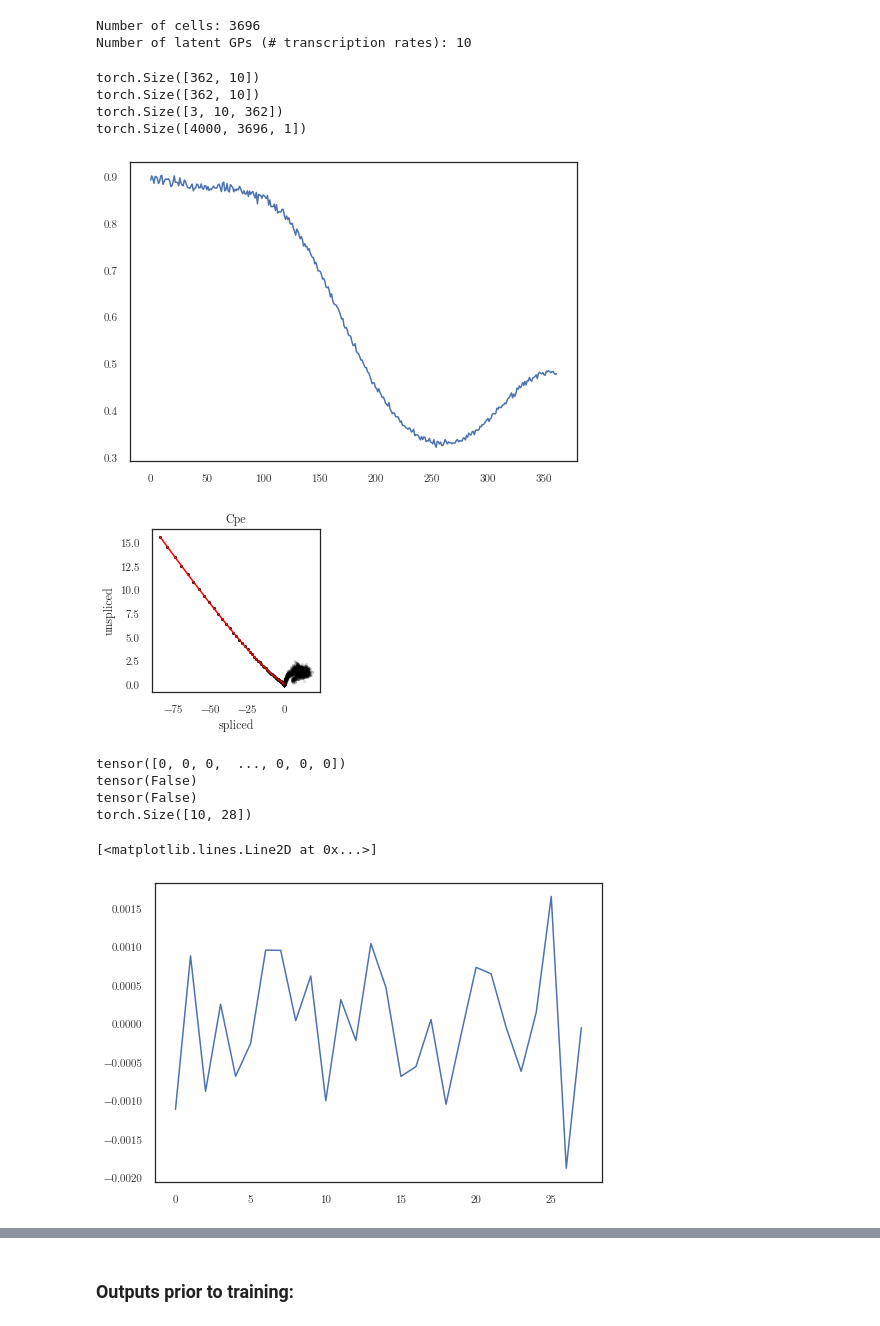
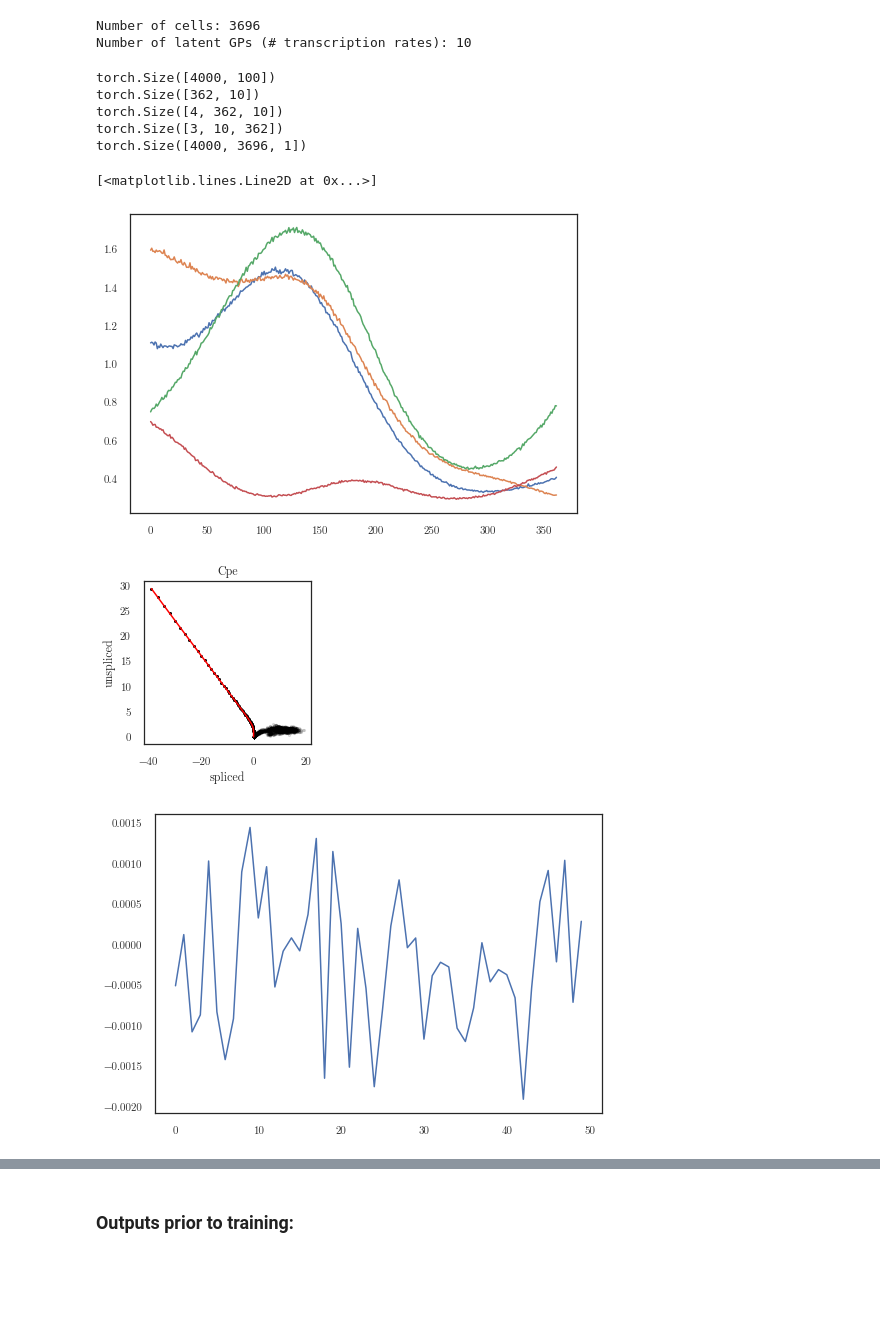
Before and after one commit to mossjacob/alfi, a Jupyter notebook: experiments/rnavelocity/rnavelocity.ipynb, the cells around one changed output, grey strips where cells are left out. Drawn from its saved outputs; the diff is of its cells as text; code cells hidden in the pictures; blank space fills up the shorter version.

```diff
--- a/experiments/rnavelocity/rnavelocity.ipynb
+++ b/experiments/rnavelocity/rnavelocity.ipynb
@@ -27,7 +29,7 @@ torch.Size([1, 4000, 3696])
 torch.Size([1, 3696])
 # %%
 def print_scatter(cells, gene_index, num_connections=10, colors=None):
-    traj = trainer.previous_trajectory.mean.transpose(0, 1)
+    traj = lfm.current_trajectory
     u = traj[:2000].detach()  # (num_genes, 100)
     s = traj[2000:].detach()  # (num_genes, 100)
     u_y = cells[:2000]  # (num_genes, num_cells)
@@ -45,7 +47,7 @@ def print_scatter(cells, gene_index, num_connections=10, colors=None):
     plt.scatter(s_y[gene_index, indices, 0], u_y[gene_index, indices, 0], alpha=0.1,s=5, c='black')
 
     # Plot timepoint choices
-    for timepoint in range(trainer.timepoint_choices.shape[0]):
+    for timepoint in range(lfm.timepoint_choices.shape[0]):
         plt.scatter(s[gene_index, timepoint], u[gene_index, timepoint], s=4, c='black')
 
     # Plot some connections between cell points and the trajectory line
@@ -60,69 +62,72 @@ def print_scatter(cells, gene_index, num_connections=10, colors=None):
     plt.ylabel('unspliced')
     plt.xlabel('spliced')
 # %%
-config = VariationalConfiguration(
-    num_samples=30,
-)
 num_cells = dataset[0].shape[1]
 num_latents = 10
-num_inducing = 28  # (I x m x 1)
+num_inducing = 50  # (I x m x 1)
+end_t = 12
+use_natural = False
+
+config = RNAVelocityConfiguration(
+    num_samples=30,
+    num_cells=num_cells,
+    end_pseudotime=end_t
+)
 
 print('Number of cells:', num_cells)
 print('Number of latent GPs (# transcription rates):', num_latents)
 
 step_size = 1e-1
 
-end_t = 12
 inducing_points = torch.linspace(0, end_t, num_inducing).repeat(num_latents, 1).view(num_latents, num_inducing, 1)
 t_predict = torch.linspace(0, end_t, 80, dtype=torch.float32)
 
 gp_model = generate_multioutput_rbf_gp(num_latents, inducing_points,
                                        use_scale=False, initial_lengthscale=3,
-                                       gp_kwargs=dict(natural=False))
+                                       gp_kwargs=dict(natural=use_natural))
 # %% [output]
 Number of cells: 3696
 Number of latent GPs (# transcription rates): 10
 # %%
-lfm = RNAVelocityLFM(num_cells, 4000, gp_model, config, nonlinearity=softplus)
-
-optimizer = torch.optim.Adam(lfm.parameters(), lr=0.08)
-trainer = EMTrainer(lfm, [optimizer], dataset, batch_size=4000)
+lfm = RNAVelocityLFM(4000, gp_model, config, nonlinearity=softplus, num_training_points=num_cells)
+if use_natural:
+    variational_optimizer = NGD(lfm.variational_parameters(), num_data=num_cells, lr=0.05)
+    parameter_optimizer = Adam(lfm.nonvariational_parameters(), lr=0.02)
+    optimizers = [variational_optimizer, parameter_optimizer]
+else:
+    optimizers = [torch.optim.Adam(lfm.parameters(), lr=0.08)]
+trainer = EMTrainer(lfm, optimizers, dataset, batch_size=4000)
 plotter = Plotter1d(lfm, dataset.gene_names)
 # %%
+print(lfm.current_trajectory.shape)
 t = inducing_points
 t_f = torch.arange(t.min(), t.max()+step_size/3, step_size/3)
 # print('feeding gp with ', t_f.shape)
 q_f = gp_model(t_f)
 print(q_f.mean.shape)
-s = lfm.sample_latents(t_f)[0]
+num_samples = 4
+s = lfm.sample_latents(t_f, num_samples)
 print(s.shape)
-plt.plot(s[:, 0].detach())
+for sample in range(num_samples):
+    plt.plot(s[sample, :, 0].detach())
 
 print(q_f.rsample(torch.Size([3])).permute(0, 2, 1).shape)
 cpe_index = np.where(dataset.loom.var.index == 'Cpe')[0][0]
 data = next(iter(trainer.data_loader))
 cells = data.permute(0, 2, 1) # (O, C, 1)
 print(cells.shape)
 print_scatter(cells, cpe_index, num_connections=0)
+plt.figure()
+mean = list(lfm.gp_model.variational_parameters())[0]
+plt.plot(mean.detach()[0])
 # %% [output]
+torch.Size([4000, 100])
 torch.Size([362, 10])
-torch.Size([362, 10])
+torch.Size([4, 362, 10])
 torch.Size([3, 10, 362])
 torch.Size([4000, 3696, 1])
+[<matplotlib.lines.Line2D at 0x...>]
-[figure, old version]
+[figure, new version]
-[figure, old version]
+[figure, new version]
+[figure, added]
-# %%
-print(trainer.time_assignments_indices)
-print(torch.isnan(lfm.splicing_rate).any())
-print(torch.isnan(lfm.decay_rate).any())
-mean = list(lfm.gp_model.variational_parameters())[0]
-print(mean.shape)
-plt.plot(mean.detach()[0])
-# %% [output]
-tensor([0, 0, 0,  ..., 0, 0, 0])
-tensor(False)
-tensor(False)
-torch.Size([10, 28])
-[<matplotlib.lines.Line2D at 0x...>]
-[figure, removed]
 # %%
```
Also changed, not shown: parts of 15 cells of this notebook, 4 other files.
